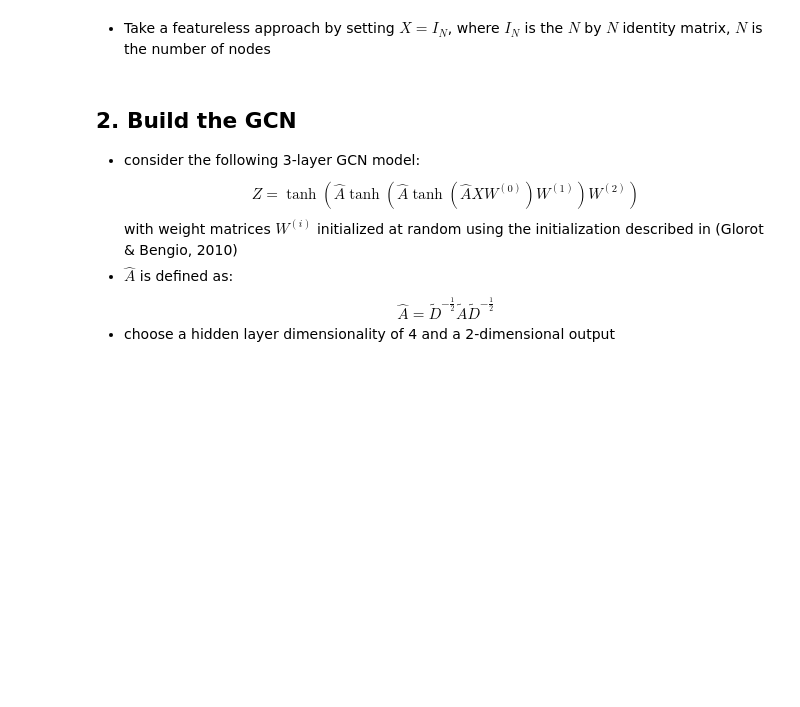
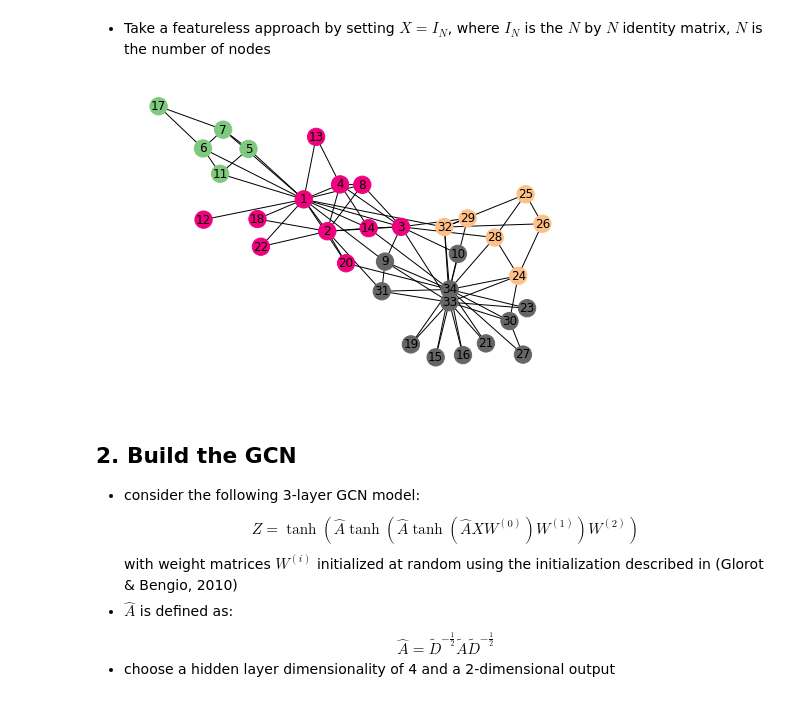
Before and after one commit to yxnchen/GCN-tutorial, a Jupyter notebook: Node-Embeddings-with-Random-Weights.ipynb, the cells around one changed output. Saved outputs shown, nothing was run; the diff lists cells and outputs as text; code cells hidden in the pictures; blank space fills up the shorter version.

Commit message:
add zkc network visualization

```diff
--- a/Node-Embeddings-with-Random-Weights.ipynb
+++ b/Node-Embeddings-with-Random-Weights.ipynb
@@ -33,3 +24,21 @@ A_s = A + I
+# %%
+from networkx import to_numpy_matrix, spring_layout, draw
+import numpy as np
+import matplotlib.pyplot as plt
+
+zkc_net = loadZacharyKarateClubNetwork()
+
+pos = spring_layout(zkc_net)
+node_map = {
+    'c1' : 0,
+    'c2' : 0.25,
+    'c3' : 0.5,
+    'c4' : 0.75
+}
+colors = [node_map.get(zkc_net.nodes[node]['community']) for node in zkc_net.nodes]
+draw(zkc_net, cmap = plt.get_cmap('Accent'), node_color=colors, with_labels=True, pos=pos)
+# %% [output]
+[figure, added]
 # %% [markdown]
 ## 2. Build the GCN
 - consider the following 3-layer GCN model:
```
Also changed, not shown: parts of 5 cells of this notebook.
